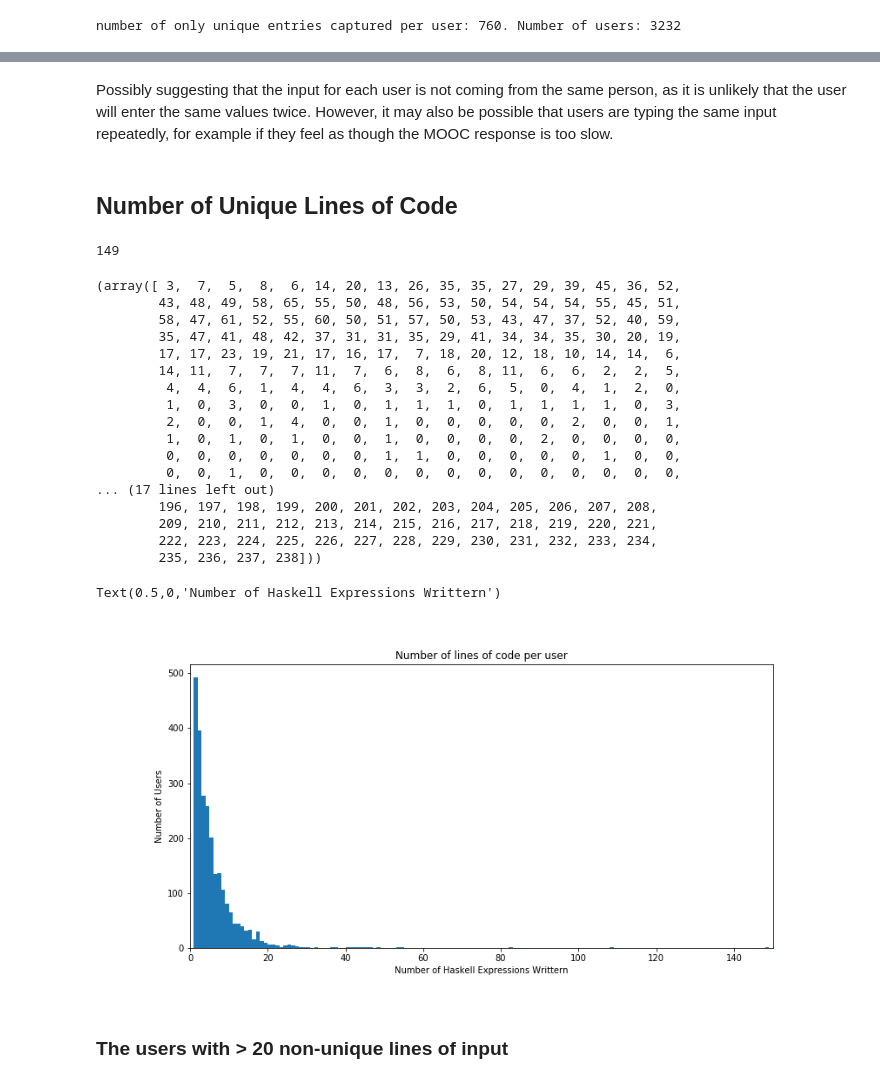
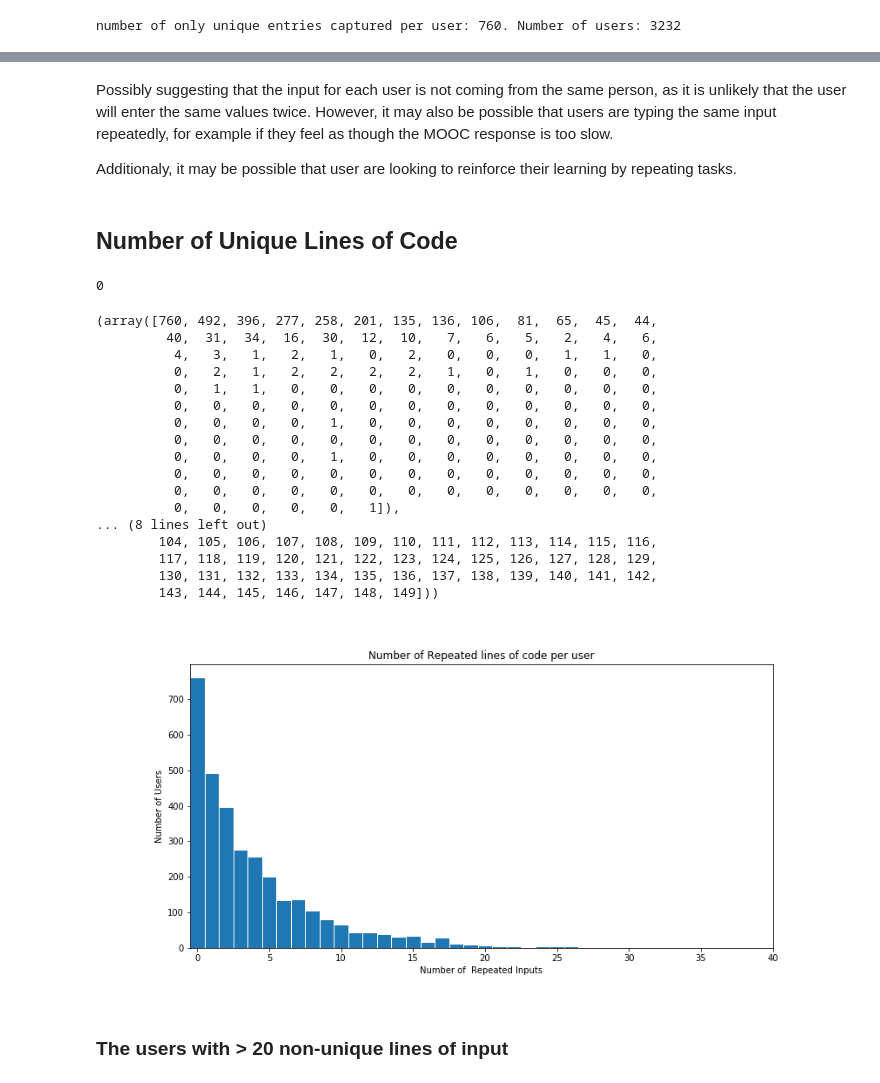
Before and after one commit to questionmarcus/haskellmooc_logfiles, a Jupyter notebook: FirstLook.ipynb, the cells around one changed output, grey strips where cells are left out. Saved outputs shown, nothing was run; the diff lists cells and outputs as text; code cells hidden in the pictures.

Commit message:
commented and tidied up jsonify script, and created figure files from notebook

```diff
--- a/FirstLook.ipynb
+++ b/FirstLook.ipynb
@@ -86,6 +83,8 @@ ax.pie([nAllUnique, len(data)-nAllUnique], labels=["Only unique entries for user
 [figure]
 # %% [markdown]
 Possibly suggesting that the input for each user is not coming from the same person, as it is unlikely that the user will enter the same values twice. However, it may also be possible that users are typing the same input repeatedly, for example if they feel as though the MOOC response is too slow.
+
+Additionaly, it may be possible that user are looking to reinforce their learning by repeating tasks.
 # %% [markdown]
 ## Number of Unique Lines of Code
 # %%
@@ -95,41 +94,41 @@ for user in data:
     for record in data[user]:
         inputs.append(record['input'])
     nUniqueLines.append(len(set(inputs)))
-
-max(np.subtract(nCodeLines,nUniqueLines))
-# %% [output]
-149
+# %%
+min(np.subtract(nCodeLines,nUniqueLines))
+# %% [output]
+0
 # %%
-uniqueHistData = np.histogram(nUniqueLines, np.arange(min(nUniqueLines),max(nUniqueLines)+1))
+uniqueHistData = np.histogram(np.subtract(nCodeLines,nUniqueLines), np.arange(0,max(np.subtract(nCodeLines,nUniqueLines))+1))
 uniqueHistData
 # %% [output]
-(array([ 3,  7,  5,  8,  6, 14, 20, 13, 26, 35, 35, 27, 29, 39, 45, 36, 52,
-        43, 48, 49, 58, 65, 55, 50, 48, 56, 53, 50, 54, 54, 54, 55, 45, 51,
-        58, 47, 61, 52, 55, 60, 50, 51, 57, 50, 53, 43, 47, 37, 52, 40, 59,
-        35, 47, 41, 48, 42, 37, 31, 31, 35, 29, 41, 34, 34, 35, 30, 20, 19,
-        17, 17, 23, 19, 21, 17, 16, 17,  7, 18, 20, 12, 18, 10, 14, 14,  6,
-        14, 11,  7,  7,  7, 11,  7,  6,  8,  6,  8, 11,  6,  6,  2,  2,  5,
-         4,  4,  6,  1,  4,  4,  6,  3,  3,  2,  6,  5,  0,  4,  1,  2,  0,
-         1,  0,  3,  0,  0,  1,  0,  1,  1,  1,  0,  1,  1,  1,  1,  0,  3,
-         2,  0,  0,  1,  4,  0,  0,  1,  0,  0,  0,  0,  0,  2,  0,  0,  1,
-         1,  0,  1,  0,  1,  0,  0,  1,  0,  0,  0,  0,  2,  0,  0,  0,  0,
-         0,  0,  0,  0,  0,  0,  0,  1,  1,  0,  0,  0,  0,  0,  1,  0,  0,
-         0,  0,  1,  0,  0,  0,  0,  0,  0,  0,  0,  0,  0,  0,  0,  0,  0,
-... (17 lines left out)
-        196, 197, 198, 199, 200, 201, 202, 203, 204, 205, 206, 207, 208,
-        209, 210, 211, 212, 213, 214, 215, 216, 217, 218, 219, 220, 221,
-        222, 223, 224, 225, 226, 227, 228, 229, 230, 231, 232, 233, 234,
-        235, 236, 237, 238]))
+(array([760, 492, 396, 277, 258, 201, 135, 136, 106,  81,  65,  45,  44,
+         40,  31,  34,  16,  30,  12,  10,   7,   6,   5,   2,   4,   6,
+          4,   3,   1,   2,   1,   0,   2,   0,   0,   0,   1,   1,   0,
+          0,   2,   1,   2,   2,   2,   2,   1,   0,   1,   0,   0,   0,
+          0,   1,   1,   0,   0,   0,   0,   0,   0,   0,   0,   0,   0,
+          0,   0,   0,   0,   0,   0,   0,   0,   0,   0,   0,   0,   0,
+          0,   0,   0,   0,   1,   0,   0,   0,   0,   0,   0,   0,   0,
+          0,   0,   0,   0,   0,   0,   0,   0,   0,   0,   0,   0,   0,
+          0,   0,   0,   0,   1,   0,   0,   0,   0,   0,   0,   0,   0,
+          0,   0,   0,   0,   0,   0,   0,   0,   0,   0,   0,   0,   0,
+          0,   0,   0,   0,   0,   0,   0,   0,   0,   0,   0,   0,   0,
+          0,   0,   0,   0,   0,   1]),
+... (8 lines left out)
+        104, 105, 106, 107, 108, 109, 110, 111, 112, 113, 114, 115, 116,
+        117, 118, 119, 120, 121, 122, 123, 124, 125, 126, 127, 128, 129,
+        130, 131, 132, 133, 134, 135, 136, 137, 138, 139, 140, 141, 142,
+        143, 144, 145, 146, 147, 148, 149]))
 # %%
 fig, ax = plt.subplots(figsize=(12,6))
-ax.hist(np.subtract(nCodeLines,nUniqueLines), bins=np.arange(1,150,1))
-ax.set_xlim(0,150)
-ax.set_title("Number of lines of code per user")
+ax.hist(np.subtract(nCodeLines,nUniqueLines), bins=np.arange(0,149,1), align='left', edgecolor='white')
+ax.set_xlim(-0.5,40)
+ax.set_title("Number of Repeated lines of code per user")
 ax.set_ylabel("Number of Users")
-ax.set_xlabel("Number of Haskell Expressions Writtern")
+ax.set_xlabel("Number of  Repeated Inputs")
+plt.savefig("figures/UniqueLinesDistribution.svg", transparent=True)
 # %% [output]
-Text(0.5,0,'Number of Haskell Expressions Writtern')
-[figure, old version]
+[figure, new version]
 # %% [markdown]
 ### The users with > 20 non-unique lines of input
 # %%
```
Also changed, not shown: parts of 16 cells of this notebook, 8 other files.
